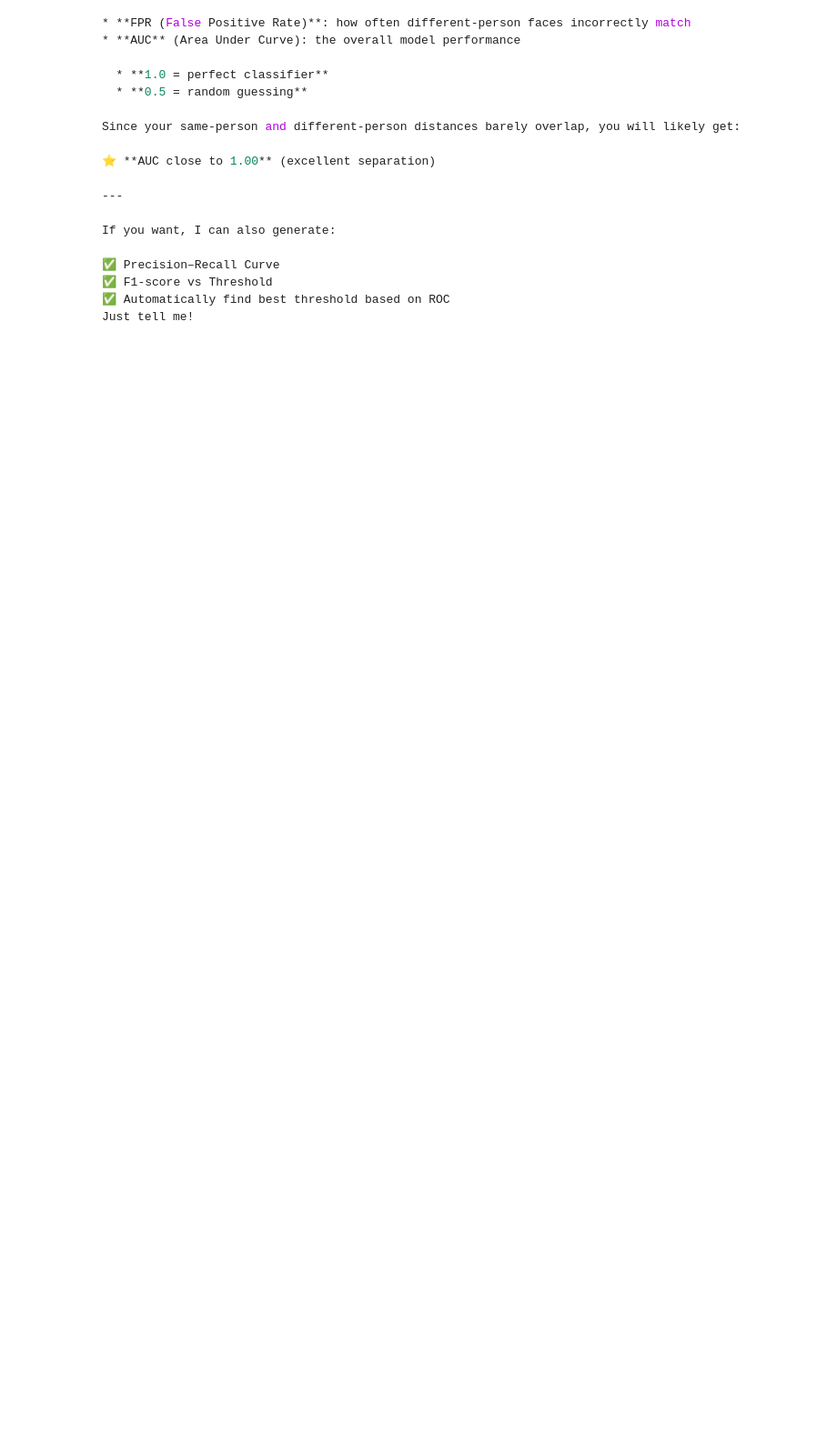
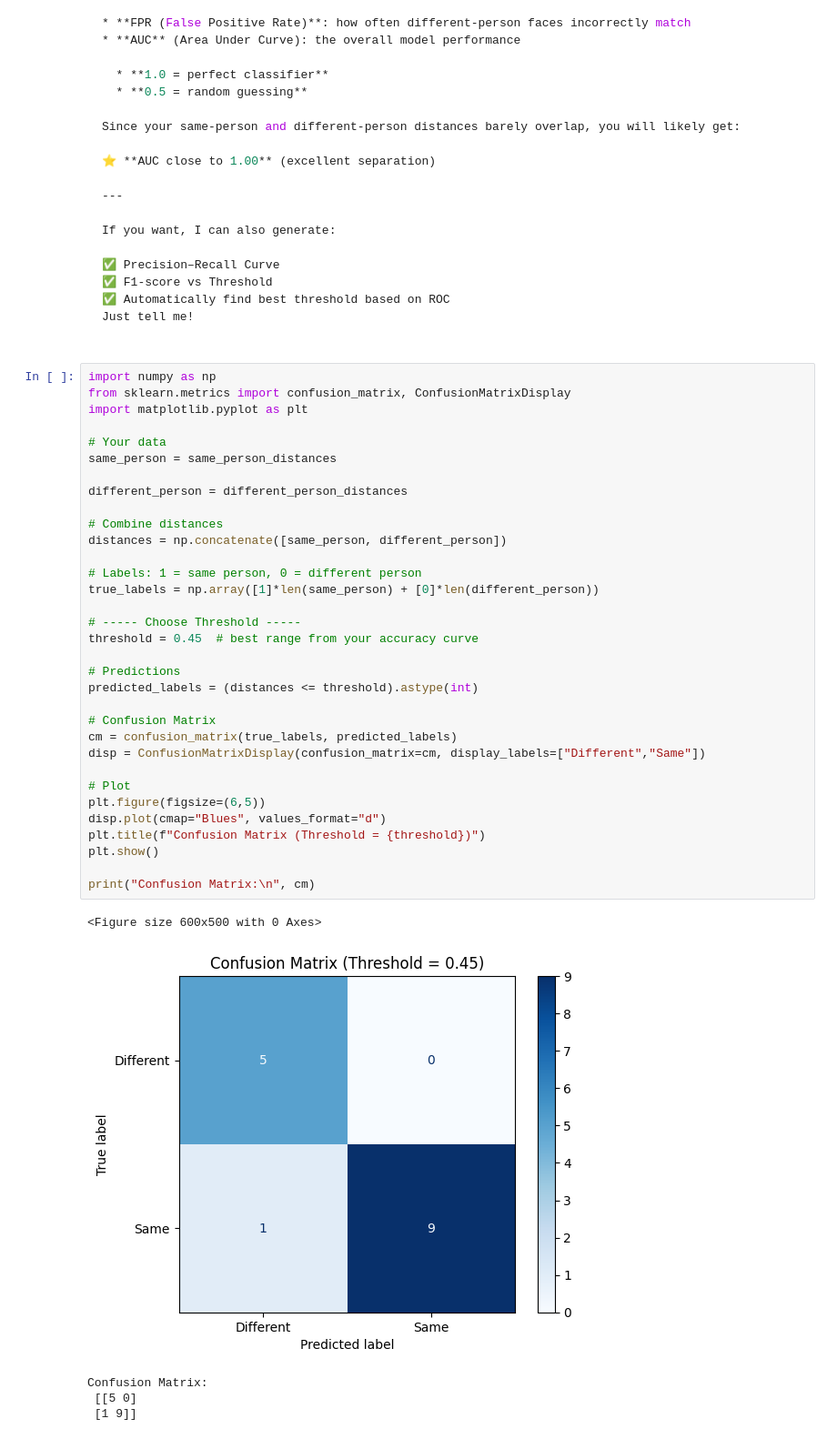
Before and after one commit to saifurrahman1193/data_science, a Jupyter notebook: face_detection/face_recognition.ipynb, the cells around one changed output. Shown at 91% size. Cells and saved outputs as stored; diff of their text form; blank space fills up the shorter version.

```diff
--- a/face_detection/face_recognition.ipynb
+++ b/face_detection/face_recognition.ipynb
@@ -628,3 +628,42 @@ If you want, I can also generate:
 ✅ F1-score vs Threshold
 ✅ Automatically find best threshold based on ROC
 Just tell me!
+# %%
+import numpy as np
+from sklearn.metrics import confusion_matrix, ConfusionMatrixDisplay
+import matplotlib.pyplot as plt
+
+# Your data
+same_person = same_person_distances
+
+different_person = different_person_distances
+
+# Combine distances
+distances = np.concatenate([same_person, different_person])
+
+# Labels: 1 = same person, 0 = different person
+true_labels = np.array([1]*len(same_person) + [0]*len(different_person))
+
+# ----- Choose Threshold -----
+threshold = 0.45  # best range from your accuracy curve
+
+# Predictions
+predicted_labels = (distances <= threshold).astype(int)
+
+# Confusion Matrix
+cm = confusion_matrix(true_labels, predicted_labels)
+disp = ConfusionMatrixDisplay(confusion_matrix=cm, display_labels=["Different","Same"])
+
+# Plot
+plt.figure(figsize=(6,5))
+disp.plot(cmap="Blues", values_format="d")
+plt.title(f"Confusion Matrix (Threshold = {threshold})")
+plt.show()
+
+print("Confusion Matrix:\n", cm)
+# %% [output]
+<Figure size 600x500 with 0 Axes>
+[figure, added]
+Confusion Matrix:
+ [[5 0]
+ [1 9]]
```
Also changed, not shown: parts of 2 cells of this notebook.
